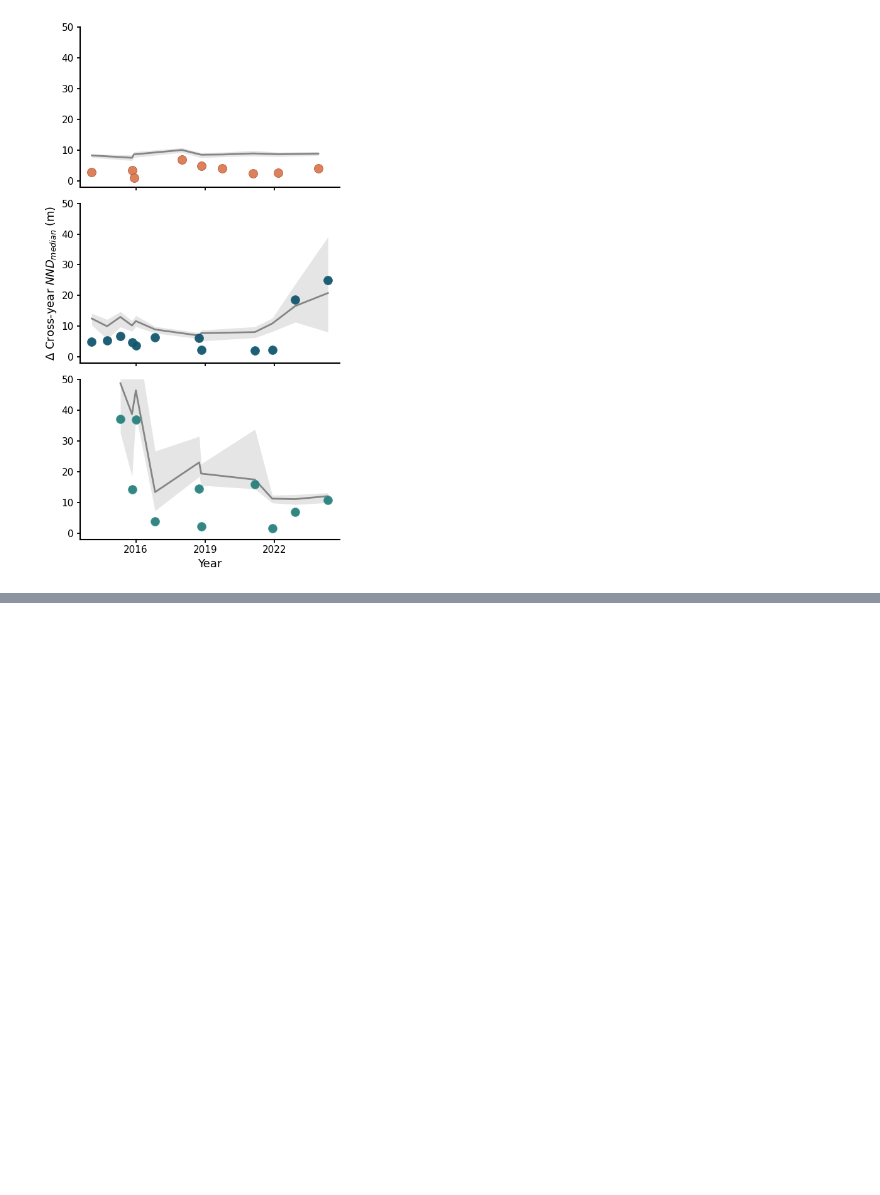
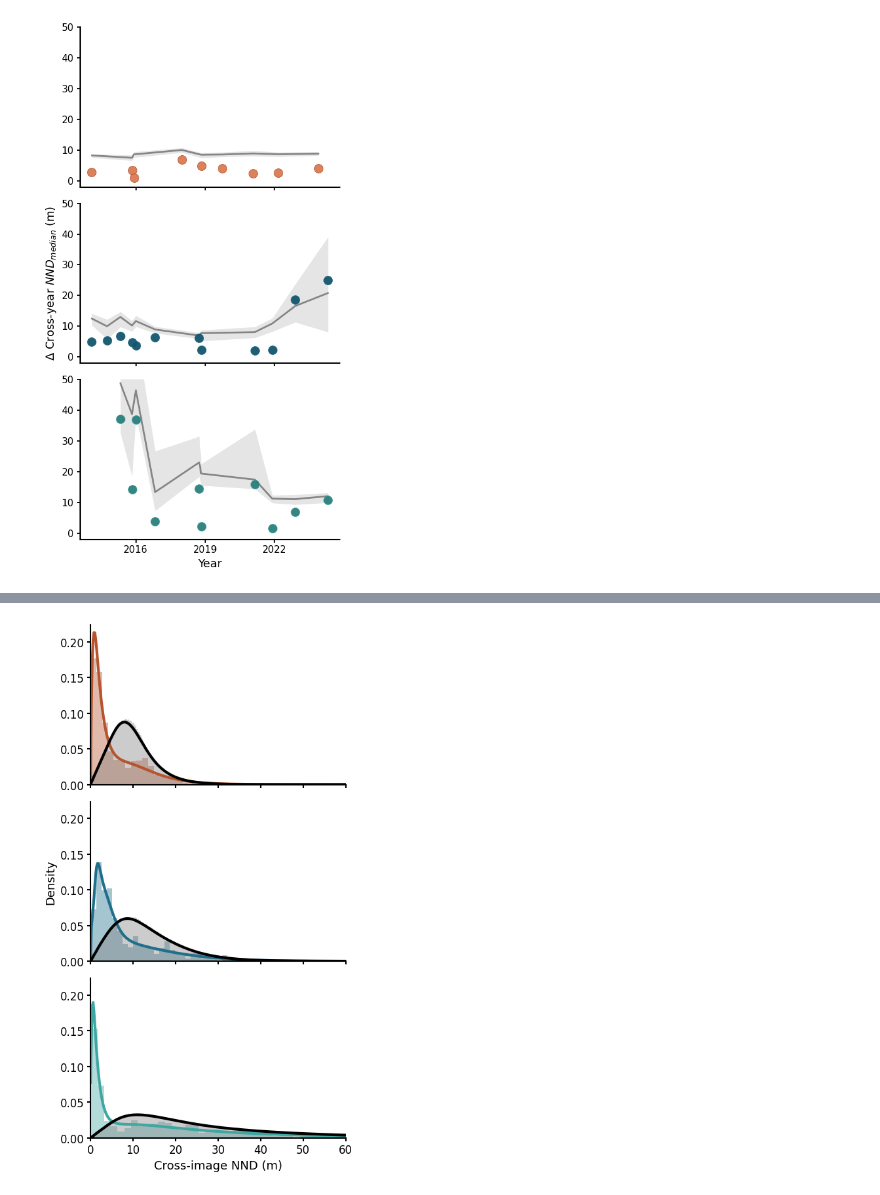
Before and after one commit to ruthviksp/territory_geometry, a Jupyter notebook: plot_crossyear_nnd.ipynb, the cells around one changed output, grey strips where cells are left out. Saved outputs shown, nothing was run; the diff lists cells and outputs as text; code cells hidden in the pictures; blank space fills up the shorter version.

Commit message:
crossimage nnd distributions

```diff
--- a/plot_crossyear_nnd.ipynb
+++ b/plot_crossyear_nnd.ipynb
@@ -190,0 +192,47 @@ plt.tight_layout()
+# %%
+def log_kde_on_original_scale(y, xs, bw_method=0.3, eps=1e-6):
+    y = y[np.isfinite(y)]
+    y = y[y > 0]
+
+    z = np.log(y + eps)
+    kde = gaussian_kde(z, bw_method=bw_method)
+
+    xs_pos = np.maximum(xs, eps)
+    density = kde(np.log(xs_pos + eps)) / (xs_pos + eps)
+
+    return density
+# %%
+fig, axes = plt.subplots(3, 1, figsize=(5, 9), sharex=True, sharey=True)
+bin_dict = {'Velavadar Lek 1': 30, 'Velavadar Lek 2': 60, 'Tal Chhapar': 20}
+for ax, lek in zip(axes, lek_labels):
+    obs = pointwise.loc[pointwise['lek_id'] == lek, 'nnd_to_prev'].to_numpy()
+    rand = pointwise_randomisations.loc[(pointwise_randomisations['lek_id'] == lek) &
+                                        (pointwise_randomisations['null_type'] == 'complete_randomisation'), 'nnd_to_prev'].to_numpy()
+
+    # Plot data and randomisation
+    ax.hist(obs, bins=bin_dict[lek], density=True, color=fill_cols[lek], alpha=0.4)
+    ax.hist(rand, bins='fd', density=True, color='grey',alpha=0.4)
+
+    # Add KDEs for data and randomisation
+    xs = np.linspace(0.01, 60, 300)
+
+    ys_obs = log_kde_on_original_scale(obs, xs)
+    ys_rand = log_kde_on_original_scale(rand, xs)
+
+    ax.plot(xs, ys_obs, color=fill_cols[lek], linewidth=3)
+    ax.plot(xs, ys_rand, color='black', linewidth=3)
+
+    ax.set_xlim(0,60)
+    ax.spines['top'].set_visible(False)
+    ax.spines['right'].set_visible(False)
+    ax.spines['left'].set_linewidth(1.5)
+    ax.spines['bottom'].set_linewidth(1.5)
+    ax.tick_params(axis='both', which='major', labelsize=12, width=1.5)
+
+axes[1].set_ylabel('Density', fontsize=13)
+axes[-1].set_xlabel('Cross-image NND (m)', fontsize=13)
+
+plt.tight_layout(rect=[0, 0, 1, 0.96])
+# plt.savefig(out_dir/'external_memory_distribution.png', dpi=300, bbox_inches='tight')
+# %% [output]
+[figure, added]
```
Also changed, not shown: parts of 7 cells of this notebook, 4 other files.
